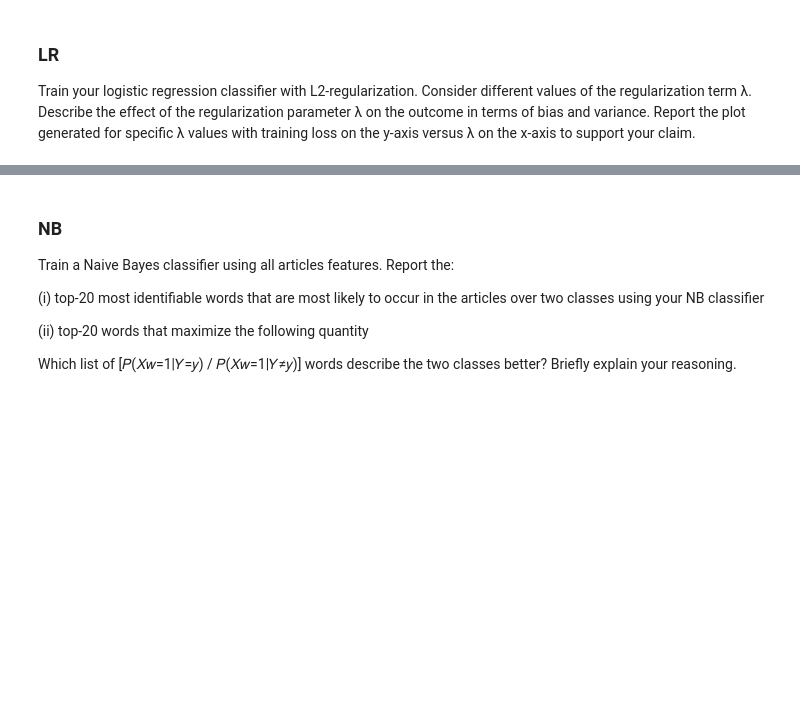
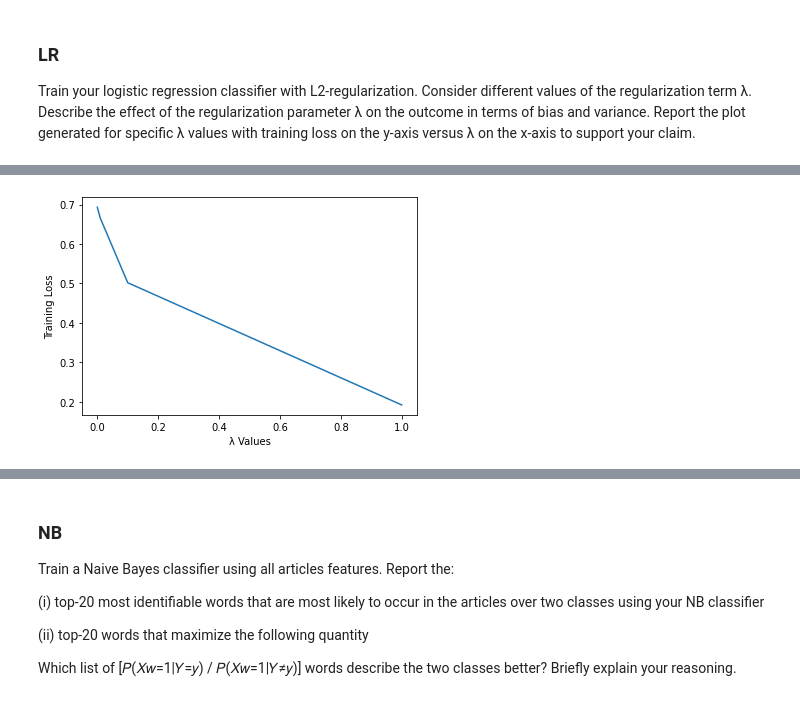
Before and after one commit to waldosingleton/Assignment_3, a Jupyter notebook: A3 Clean Up.ipynb, the cells around one changed output, grey strips where cells are left out. Cells and saved outputs as stored; diff of their text form; code cells hidden in the pictures; blank space fills up the shorter version.

```diff
--- a/A3 Clean Up.ipynb
+++ b/A3 Clean Up.ipynb
@@ -269,3 +268,30 @@ Train your logistic regression classifier with L2-regularization. Consider diffe
 of the regularization term λ. Describe the effect of the regularization parameter λ on the outcome
 in terms of bias and variance. Report the plot generated for specific λ values with training loss
 on the y-axis versus λ on the x-axis to support your claim.
+# %%
+# Logistic Regression Classifier
+
+text_transformer = TfidfVectorizer()
+X_train_text = text_transformer.fit_transform(trainDF['Text'])
+X_test_text = text_transformer.transform(testDF['Text'])
+
+y = trainDF['Category']  #Target Variable of Category being Tech or Entertainment
+
+## L2 Regularization LR Classifer
+logreg = LogisticRegression(penalty='l2', solver='lbfgs', C=1, multi_class='multinomial')
+logreg.fit(X_train_text, y)
+
+logreg_prediction = logreg.predict(X_test_text)
+logreg_prediction_prob = logreg.predict_proba(X_test_text)
+
+# Logistic Regression Summary
+logreg_predict_df = pd.DataFrame(data=logreg_prediction, columns=['Prediction'])
+logreg_prediction_prob_df = pd.DataFrame(data=logreg_prediction_prob, columns=['Entertainment', 'Tech'])
+logreg_score = logreg.score(X_test_text, testDF['Category'])
+
+print('\n', "Logistic Regression Predictions")
+display(logreg_predict_df.head())
+print('\n', "Logistic Regression Prediction Probabilities")
+display(logreg_prediction_prob_df.head())
+print('\n', "Logistic Regression Accuracy")
+print(logreg_score)
@@ -271,0 +315,18 @@ on the y-axis versus λ on the x-axis to support your claim.
+# %%
+# LR Plot
+# X-Axis: Lambda
+# Y-Axis: Training/Log Loss
+
+lambda_values = [0.00000001, 0.0000001, 0.000001, 0.00001, 0.0001, 0.001, 0.01, 0.1, 1]
+training_loss = []
+for _lambda in lambda_values:
+    logreg = LogisticRegression(penalty='l2', solver='lbfgs', C=_lambda, multi_class='multinomial')
+    logreg.fit(X_train_text, y)
+    training_loss.append(log_loss(y, logreg.predict_proba(X_train_text)))
+
+plt.plot(lambda_values, training_loss)
+plt.xlabel('λ Values')
+plt.ylabel('Training Loss')
+plt.show()
+# %% [output]
+[figure, added]
```
Also changed, not shown: parts of 24 cells of this notebook.
